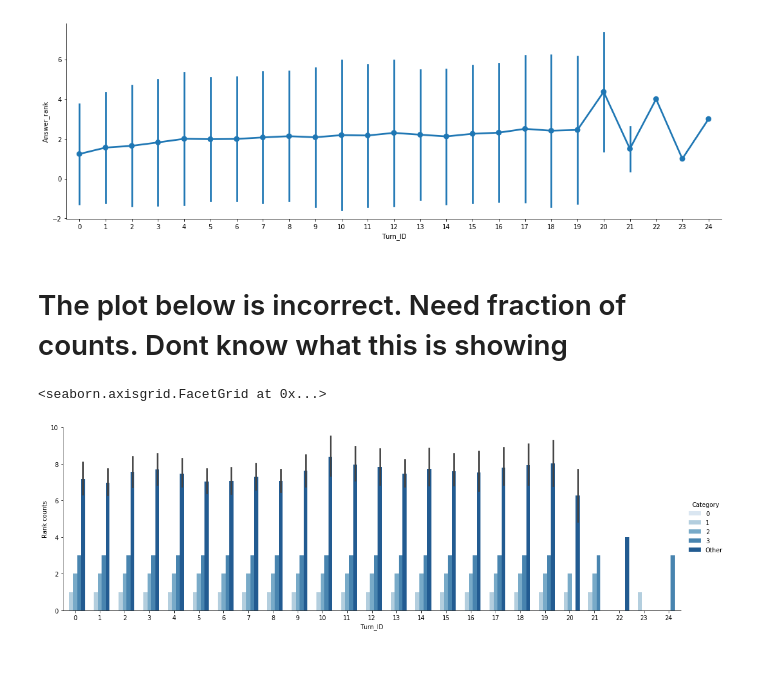
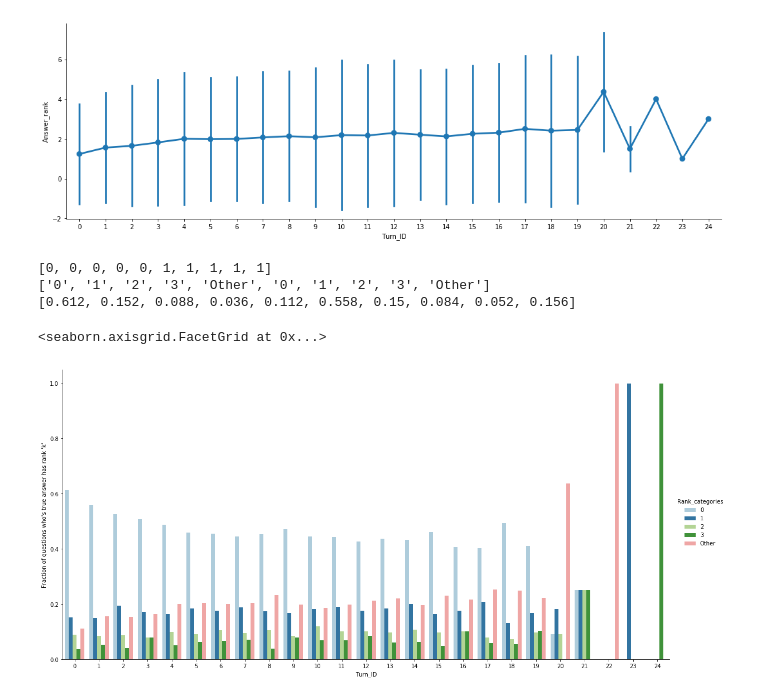
Before and after one commit to gpsbhargav/SequentialQA, a Jupyter notebook: best_models_and_predictions/answer_analysis.ipynb, the cells around one changed output. Drawn from its saved outputs; the diff is of its cells as text; code cells hidden in the pictures; blank space fills up the shorter version.

```diff
--- a/best_models_and_predictions/answer_analysis.ipynb
+++ b/best_models_and_predictions/answer_analysis.ipynb
@@ -212,9 +210,38 @@ turn_vs_rank_cat = pd.DataFrame(data={"Turn_ID":zero_based_turn_id, "Rank":answe
-# %% [markdown]
-# The plot below is incorrect. Need fraction of counts. Dont know what this is showing
+# %%
+turn_vs_rank_cat = [[] for i in range(max(zero_based_turn_id) + 1)]
+for i,rank in enumerate(grouped_ranks):
+    turn_id = zero_based_turn_id[i]
+    turn_vs_rank_cat[turn_id].append(rank)
+# %%
+t_ids = []
+rank_categories = []
+fractions = []
+for i,bucket in enumerate(turn_vs_rank_cat):
+    unique, counts = np.unique(bucket, return_counts=True)
+    frac = dict(zip(unique, counts/len(bucket)))
+#     print("==============")
+#     print(i,frac)
+#     print("==============")
+    for key,value in frac.items():
+        t_ids.append(i)
+        rank_categories.append(key)
+        fractions.append(value)
+
+assert(len(t_ids) == len(rank_categories) == len(fractions))
+# %%
+print(t_ids[:10])
+print(rank_categories[:10])
+print(fractions[:10])
+# %% [output]
+[0, 0, 0, 0, 0, 1, 1, 1, 1, 1]
+['0', '1', '2', '3', 'Other', '0', '1', '2', '3', 'Other']
+[0.612, 0.152, 0.088, 0.036, 0.112, 0.558, 0.15, 0.084, 0.052, 0.156]
+# %%
+turn_vs_rank_cat_df = pd.DataFrame(data={'Turn_ID':t_ids, 'Rank_categories':rank_categories, 'Fractions':fractions})
 # %%
-p = sns.catplot(x="Turn_ID", y="Rank", hue="Category", data=turn_vs_rank_cat,
-                height=5, aspect=3, kind="bar", palette="Blues", hue_order=['0','1','2','3','Other'])
-p.set_ylabels("Rank counts")
+p = sns.catplot(x="Turn_ID", y="Fractions", hue="Rank_categories", data=turn_vs_rank_cat_df,
+                height=8, aspect=2, kind="bar", palette="Paired", hue_order=['0','1','2','3','Other'])
+p.set_ylabels("Fraction of questions who's true answer has rank 'k'")
 # %% [output]
 <seaborn.axisgrid.FacetGrid at 0x...>
-[figure, old version]
+[figure, new version]
```
Also changed, not shown: parts of 2 cells of this notebook.
